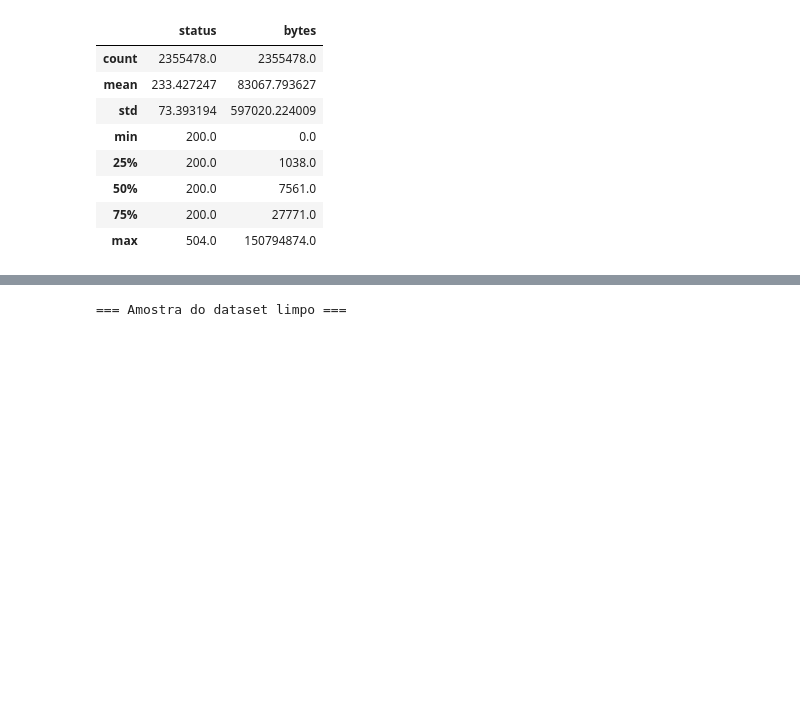
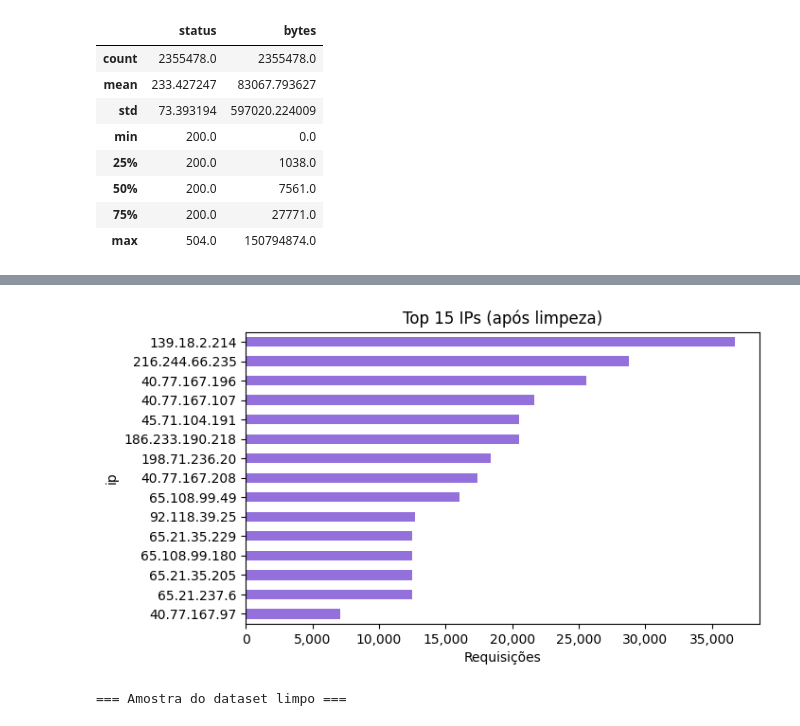
Before and after one commit to Vitor-Padovani/TCC, a Jupyter notebook: notebooks/fase1_preprocessamento.ipynb, the cells around one changed output, grey strips where cells are left out. Saved outputs shown, nothing was run; the diff lists cells and outputs as text; code cells hidden in the pictures; blank space fills up the shorter version.

```diff
--- a/notebooks/fase1_preprocessamento.ipynb
+++ b/notebooks/fase1_preprocessamento.ipynb
@@ -837,3 +845,20 @@ Gráfico salvo em data/processed/fig_02_dataset_limpo.png
+# %%
+fig, ax = plt.subplots(figsize=(7, 4))
+
+# Top 15 IPs restantes
+df['ip'].value_counts().head(15).plot.barh(
+    ax=ax, color='mediumpurple'
+)
+ax.set_title('Top 15 IPs (após limpeza)')
+ax.set_xlabel('Requisições')
+ax.invert_yaxis()
+ax.xaxis.set_major_formatter(mticker.FuncFormatter(lambda x, _: f'{x:,.0f}'))
+
+plt.savefig(PROCESSED_DIR / 'fase1fig6_top_15_IPs(limpo).png', dpi=120, bbox_inches='tight')
+plt.show()
+plt.close(fig)
+# %% [output]
+[figure, added]
 # %%
 print('=== Amostra do dataset limpo ===')
 display(
```
Also changed, not shown: parts of 8 cells of this notebook, 4 other files.
